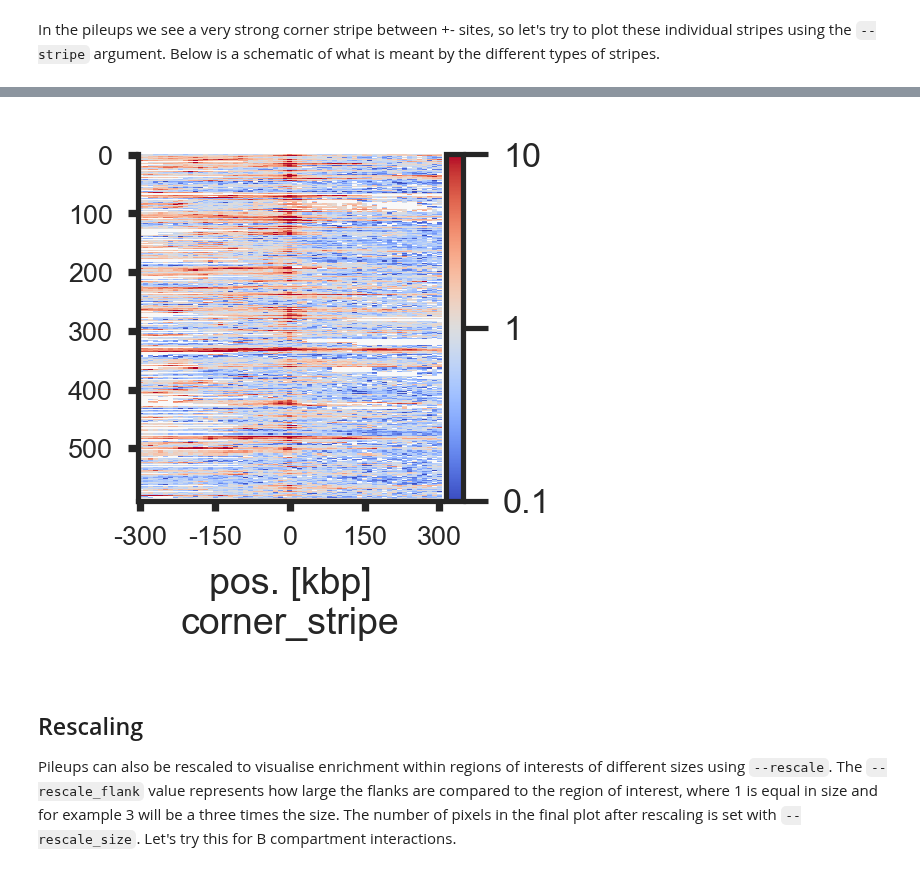
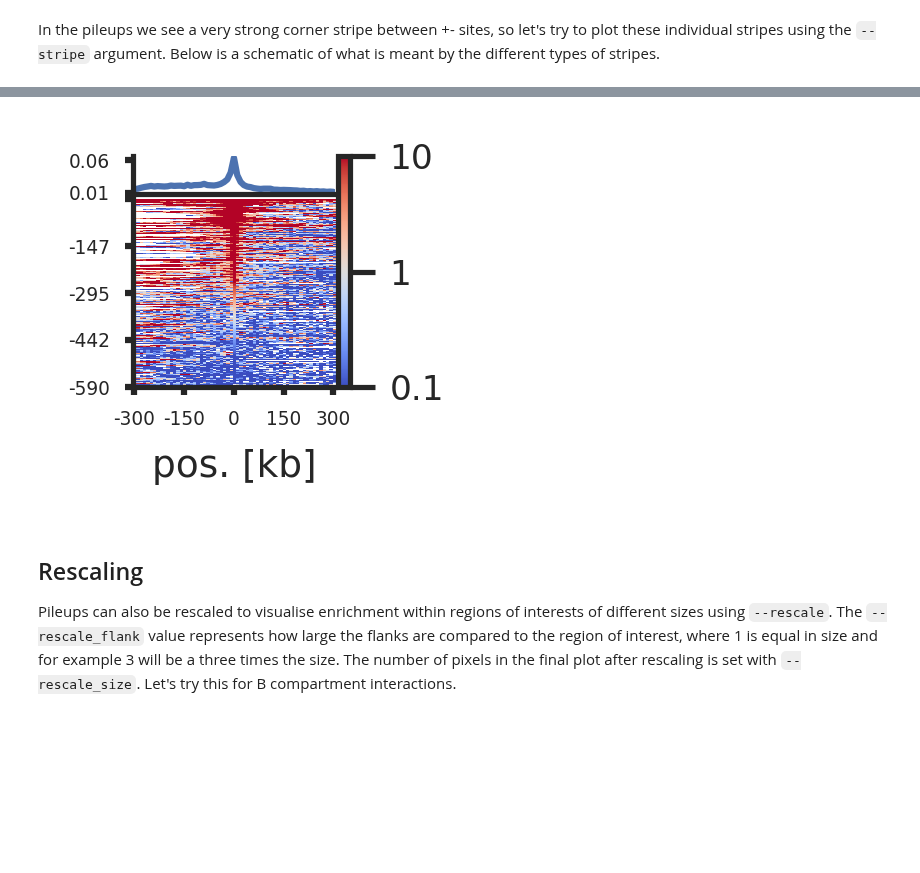
Before and after one commit to open2c/coolpuppy, a Jupyter notebook: docs/source/Examples/Walkthrough_CLI.ipynb, the cells around one changed output, grey strips where cells are left out. Drawn from its saved outputs; the diff is of its cells as text; code cells hidden in the pictures; blank space fills up the shorter version.

```diff
--- a/docs/source/Examples/Walkthrough_CLI.ipynb
+++ b/docs/source/Examples/Walkthrough_CLI.ipynb
@@ -291,14 +374,15 @@ Each line of the above plot represents the "corner stripe" between two regions.
 # %%
 !plotpup.py --rows orientation  \
     --row_order "+-" --stripe corner_stripe \
-    --vmax 10 --height 1.5 --font_scale 0.75 --plot_ticks \
+    --vmax 10 --height 1 --font_scale 0.75 --plot_ticks \
     --input_pups bystrand_CTCF_pileup_bystrand_expected_stripes.clpy \
     --output bystrand_CTCF_pileup_+-_expected_cornerstripe_centersort.png \
-    --stripe_sort center_pixel --out_sorted_bedpe CTCF_+-_sorted_centerpixel.bedpe \
+    --stripe_sort center_pixel --lineplot \
+    --out_sorted_bedpe CTCF_+-_sorted_centerpixel.bedpe \
 
 Image('bystrand_CTCF_pileup_+-_expected_cornerstripe_centersort.png')
 # %% [output]
-[figure, old version]
+[figure, new version]
 # %% [markdown]
 ## Rescaling
 
```
Also changed, not shown: parts of 31 cells of this notebook, 2 other files.
